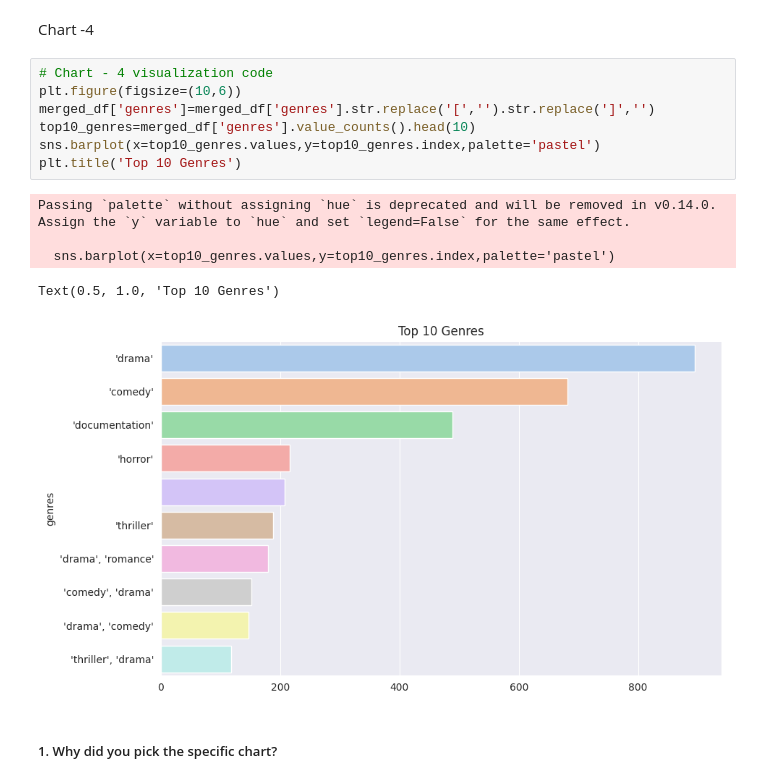
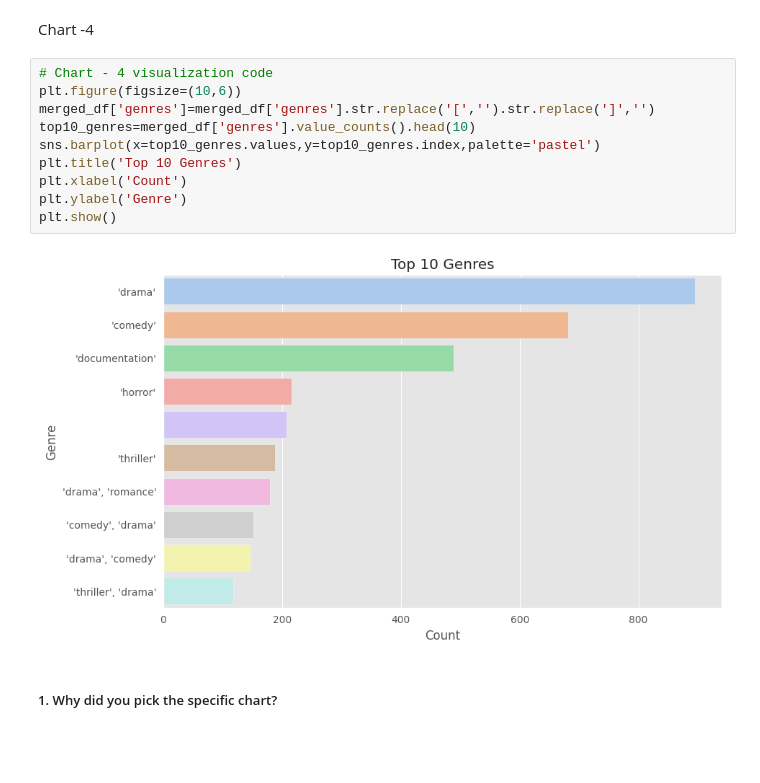
Before and after one commit to kareenagola97-ui/Amazon-Prime-EDA, a Jupyter notebook: Amazon_Prime_Video_Analysis(EDA)_(3).ipynb, the cells around one changed output. Saved outputs shown, nothing was run; the diff lists cells and outputs as text; blank space fills up the shorter version.

```diff
--- a/Amazon_Prime_Video_Analysis(EDA)_(3).ipynb
+++ b/Amazon_Prime_Video_Analysis(EDA)_(3).ipynb
@@ -436,16 +439,15 @@ Chart -4
 # %%
 # Chart - 4 visualization code
 plt.figure(figsize=(10,6))
 merged_df['genres']=merged_df['genres'].str.replace('[','').str.replace(']','')
 top10_genres=merged_df['genres'].value_counts().head(10)
 sns.barplot(x=top10_genres.values,y=top10_genres.index,palette='pastel')
 plt.title('Top 10 Genres')
+plt.xlabel('Count')
+plt.ylabel('Genre')
+plt.show()
 # %% [output]
-Passing `palette` without assigning `hue` is deprecated and will be removed in v0.14.0. Assign the `y` variable to `hue` and set `legend=False` for the same effect.
-
-  sns.barplot(x=top10_genres.values,y=top10_genres.index,palette='pastel')
-Text(0.5, 1.0, 'Top 10 Genres')
-[figure, old version]
+[figure, new version]
 # %% [markdown]
 ##### 1. Why did you pick the specific chart?
 # %% [markdown]
```
Also changed, not shown: parts of 7 cells of this notebook.
